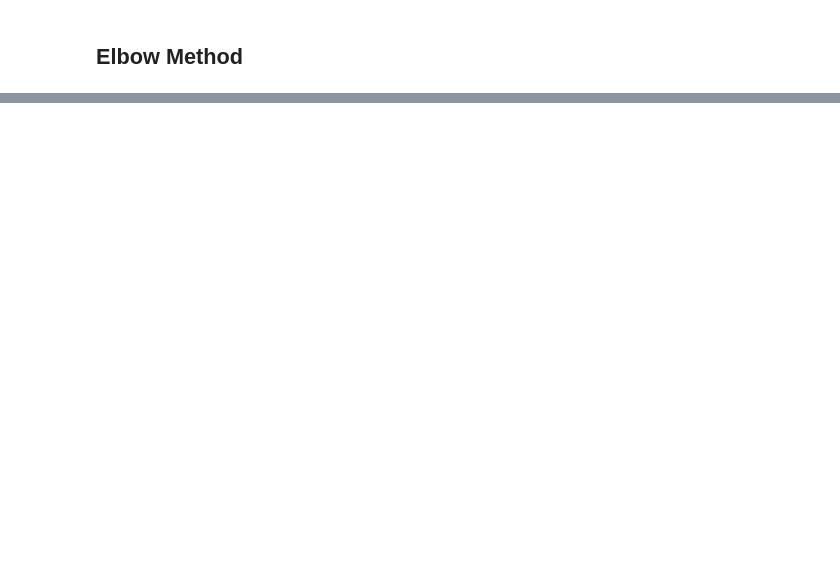
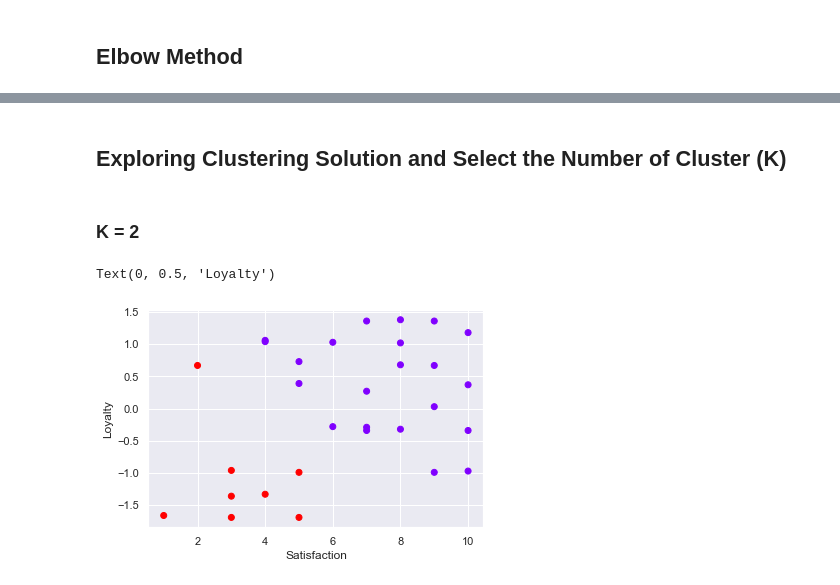
Before and after one commit to hasbiabdulmajid/KMeans_Clustering, a Jupyter notebook: Untitled.ipynb, the cells around one changed output, grey strips where cells are left out. Cells and saved outputs as stored; diff of their text form; code cells hidden in the pictures; blank space fills up the shorter version.

```diff
--- a/Untitled.ipynb
+++ b/Untitled.ipynb
@@ -129,0 +131,16 @@ Text(0, 0.5, 'WCSS')
+# %% [markdown]
+## Exploring Clustering Solution and Select the Number of Cluster (K)
+# %% [markdown]
+### K = 2
+# %%
+model2 = KMeans(2)
+model2.fit(x_scaled)
+cluster_new = x.copy()
+cluster_new['Cluster Prediction'] = model2.fit_predict(x_scaled)
+# %%
+plt.scatter(cluster_new['Satisfaction'],cluster_new['Loyalty'],c=cluster_new['Cluster Prediction'],cmap='rainbow')
+plt.xlabel('Satisfaction')
+plt.ylabel('Loyalty')
+# %% [output]
+Text(0, 0.5, 'Loyalty')
+[figure, added]
```
Also changed, not shown: parts of 11 cells of this notebook.
